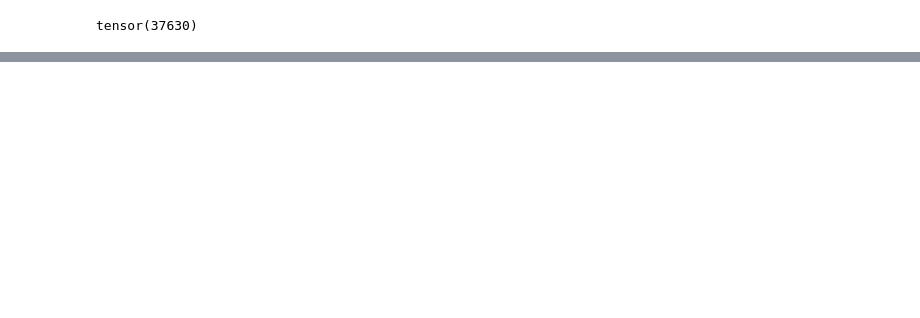
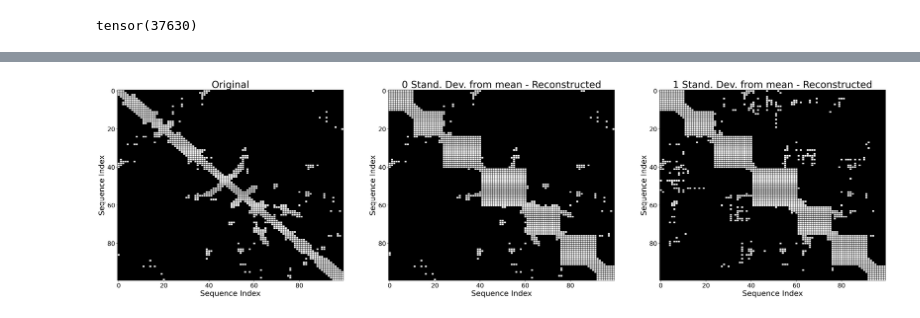
Before and after one commit to shazakam/ProteinManifoldLearning, a Jupyter notebook: Notebooks/GraphVAE_latent_vis.ipynb, the cells around one changed output, grey strips where cells are left out. Drawn from its saved outputs; the diff is of its cells as text; code cells hidden in the pictures; blank space fills up the shorter version.

```diff
--- a/Notebooks/GraphVAE_latent_vis.ipynb
+++ b/Notebooks/GraphVAE_latent_vis.ipynb
@@ -92,0 +222,44 @@ plt.show()
+# %%
+import matplotlib.colors as mcolors
+end_idx = 100
+data = ((original + torch.eye(original.shape[0]))).to(torch.int)[:end_idx, :end_idx]
+cmap = mcolors.ListedColormap(['blue', 'green', 'red'])
+bounds = [0, 1, 2, 3]  # Boundaries for the values 0, 1, and 2
+fig, ax = plt.subplots(1,3, figsize=(40, 10), dpi = 200)
+
+for j in range(3):
+    # cmap = plt.cm.colors.ListedColormap(["red", "black"])
+    # Display heatmap
+    adj_idx = j
+    if j == 0:
+        data = ((original + torch.eye(original.shape[0]))).to(torch.int)[:end_idx, :end_idx]
+        ax[j].set_title('Original', fontsize = 28)
+    else:
+        ax[j].set_title(f'{j-1} Stand. Dev. from mean - Reconstructed', fontsize = 28)
+        data = original_adj_matrices[adj_idx - 1].detach().numpy()[:end_idx, :end_idx]
+
+    ax[j].set_ylabel('Sequence Index', fontsize = 22)
+    ax[j].set_xlabel('Sequence Index', fontsize = 22)
+    ax[j].tick_params(axis='both', which='major', labelsize=18)
+    cax = ax[j].imshow(data, cmap='grey', aspect="auto")
+    # plt.colorbar(cax)
+
+    for i in range(data.shape[0]):
+        ax[j].hlines(i - 0.5, -0.5, data.shape[1] - 0.5, color="black", linewidth=1)
+        ax[j].vlines(i - 0.5, -0.5, data.shape[0] - 0.5, color="black", linewidth=1)
+
+
+
+
+    # ax.axvline(x=end_idx+1, color='red', linestyle='-', linewidth=4, label = 'Original End Index')
+    # ax.vlines([end_idx+1, end_idx+1], ymin = -0.5, ymax = 0.5, color='b', linestyle='-', linewidth=4)
+    # ax.vlines([260, 260], ymin = 0.5, ymax = 2.5, color='b', linestyle='-', linewidth=4, label = 'Reconstructed End Index')
+
+    # plt.yticks(range(data.shape[0]), yticks)
+    # ax.tick_params(axis='both', labelsize=14)
+    # plt.ylabel('Sequence Index', fontsize = 16)
+    # plt.title("Adjacency Matrix Generation Interpolation - Original Matrix", fontsize = 18)
+    # plt.xlabel('Sequence Index', fontsize = 16)
+# ax.legend(loc='upper left', bbox_to_anchor=(1, 1), fontsize=12)
+# %% [output]
+[figure, added]
```
Also changed, not shown: parts of 22 cells of this notebook, 5 other files.
